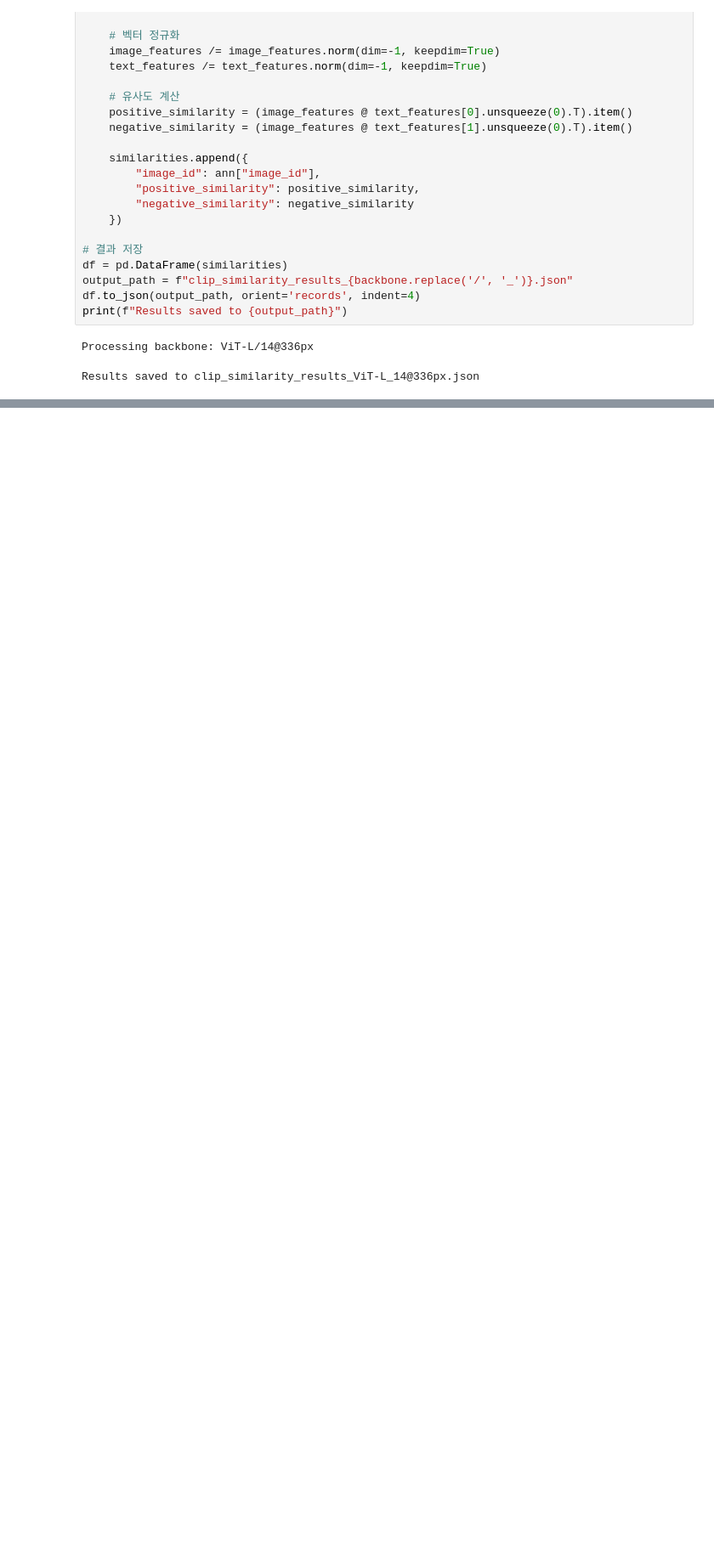
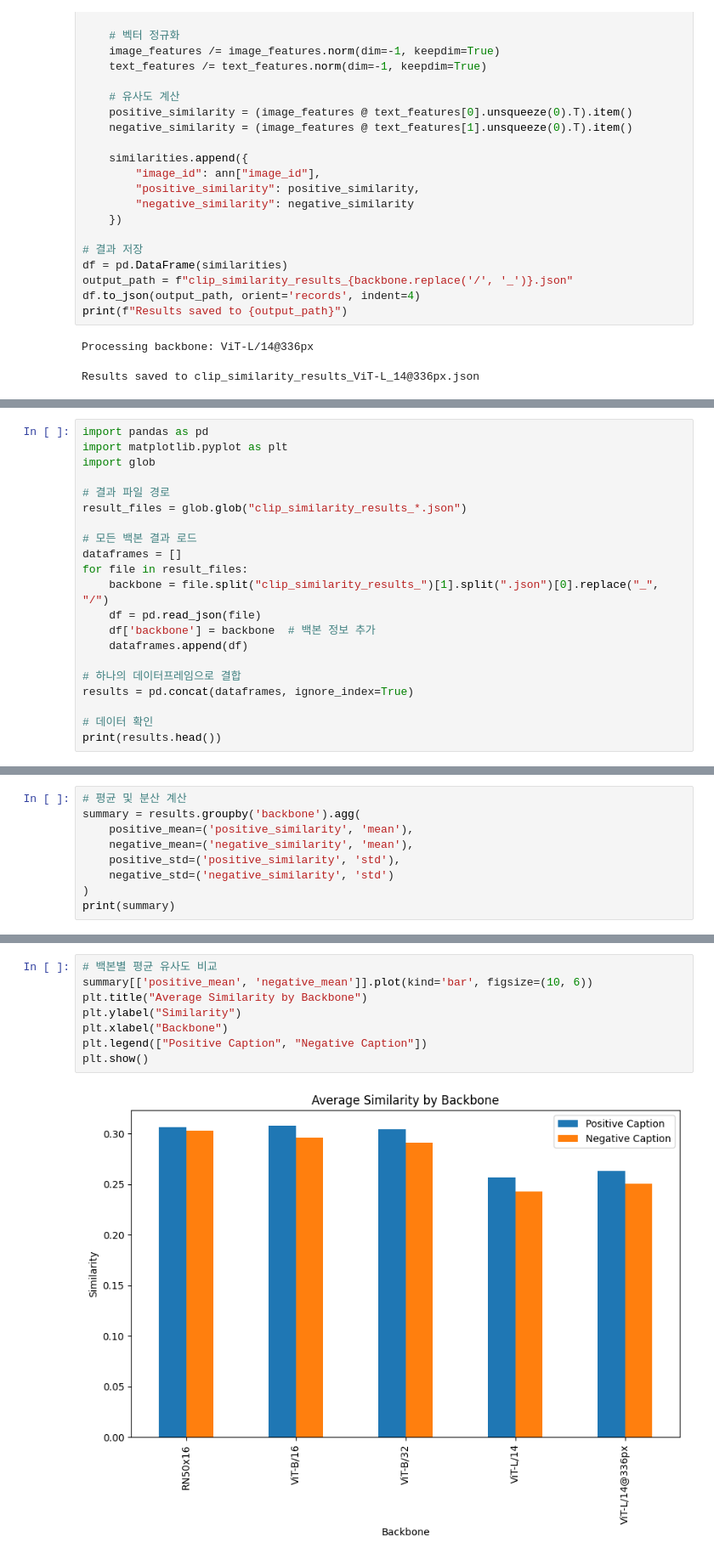
Before and after one commit to rla-suedeng/20242R0136COSE47402, a Jupyter notebook: FinalProject/Final_Project.ipynb, the cells around one changed output, grey strips where cells are left out. Shown at 85% size. Drawn from its saved outputs; the diff is of its cells as text; blank space fills up the shorter version.

Commit message:
add: backbone similarity statistics

```diff
--- a/FinalProject/Final_Project.ipynb
+++ b/FinalProject/Final_Project.ipynb
@@ -500,0 +512,21 @@ Results saved to clip_similarity_results_ViT-L_14@336px.json
+# %%
+import pandas as pd
+import matplotlib.pyplot as plt
+import glob
+
+# 결과 파일 경로
+result_files = glob.glob("clip_similarity_results_*.json")
+
+# 모든 백본 결과 로드
+dataframes = []
+for file in result_files:
+    backbone = file.split("clip_similarity_results_")[1].split(".json")[0].replace("_", "/")
+    df = pd.read_json(file)
+    df['backbone'] = backbone  # 백본 정보 추가
+    dataframes.append(df)
+
+# 하나의 데이터프레임으로 결합
+results = pd.concat(dataframes, ignore_index=True)
+
+# 데이터 확인
+print(results.head())
@@ -500,0 +540,9 @@ Results saved to clip_similarity_results_ViT-L_14@336px.json
+# %%
+# 평균 및 분산 계산
+summary = results.groupby('backbone').agg(
+    positive_mean=('positive_similarity', 'mean'),
+    negative_mean=('negative_similarity', 'mean'),
+    positive_std=('positive_similarity', 'std'),
+    negative_std=('negative_similarity', 'std')
+)
+print(summary)
@@ -500,0 +557,10 @@ Results saved to clip_similarity_results_ViT-L_14@336px.json
+# %%
+# 백본별 평균 유사도 비교
+summary[['positive_mean', 'negative_mean']].plot(kind='bar', figsize=(10, 6))
+plt.title("Average Similarity by Backbone")
+plt.ylabel("Similarity")
+plt.xlabel("Backbone")
+plt.legend(["Positive Caption", "Negative Caption"])
+plt.show()
+# %% [output]
+[figure, added]
```
Also changed, not shown: parts of 5 cells of this notebook.
